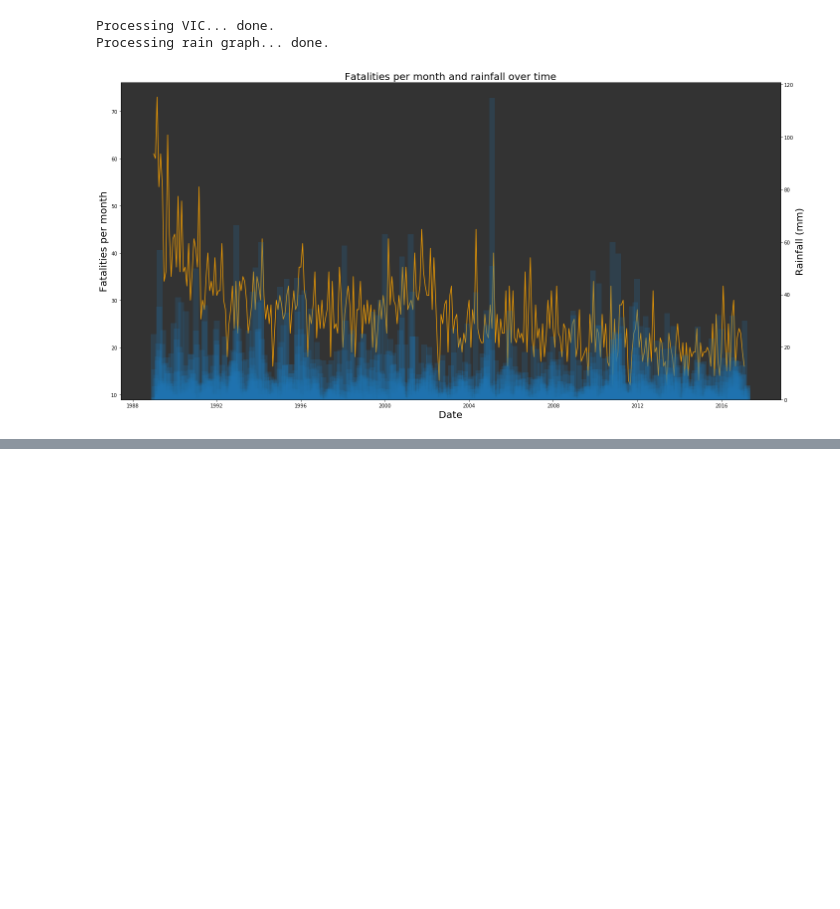
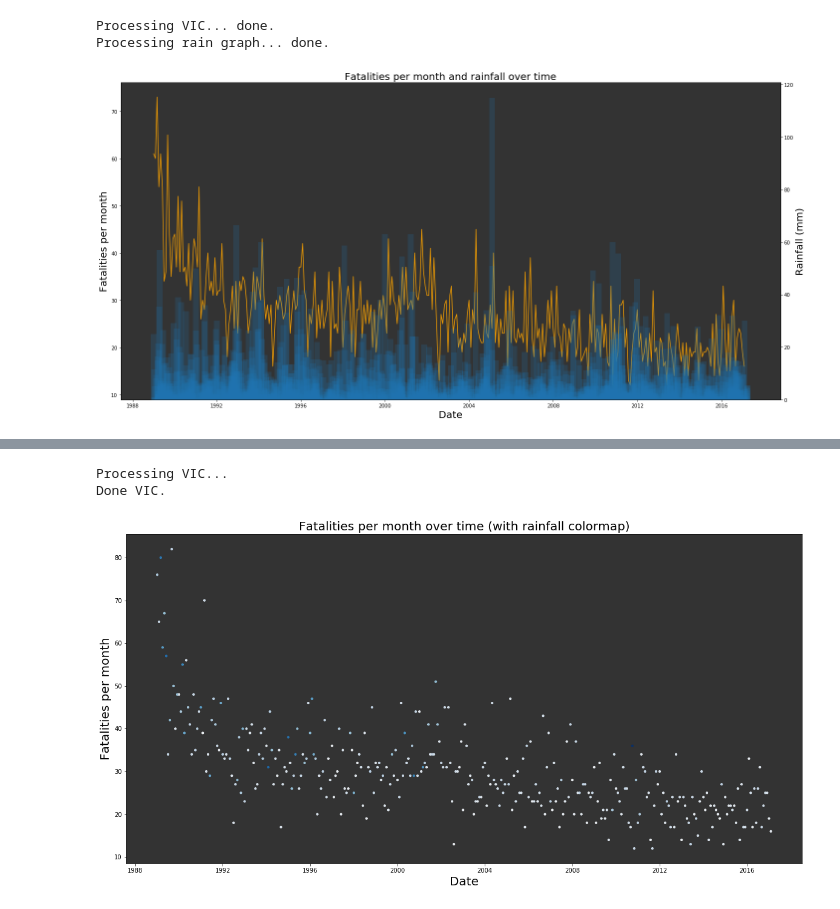
Before and after one commit to lyneca/info1903, a Jupyter notebook: INFO1903.ipynb, the cells around one changed output, grey strips where cells are left out. Drawn from its saved outputs; the diff is of its cells as text; code cells hidden in the pictures; blank space fills up the shorter version.

```diff
--- a/INFO1903.ipynb
+++ b/INFO1903.ipynb
@@ -291,0 +123,56 @@ Done QLD.
+# %%
+fig, ax = plt.subplots(figsize=(20, 10))
+
+# Graph title and axis labels
+plt.title("Fatalities per month over time (with rainfall colormap)",fontsize=20)
+plt.xlabel("Date",fontsize=20)
+plt.ylabel("Fatalities per month",fontsize=20)
+
+c = 0.2                          # Background greyscale colour
+ax.set_facecolor((c, c, c, 1))   # Set background colour
+fig.set_facecolor((1, 1, 1, 1))  # White axis background
+
+for q in queries:
+    print(f"Processing {q}...")
+    conn.rollback()         # To prevent previous errors
+    cur.execute(queries[q])
+    data = cur.fetchall()   # Get the data
+    rounding = 1            # Higher values = less points = smoother graph
+    data = sorted(
+        [
+            (
+                round(x[0]/rounding)*rounding,  # Round rainfall data
+                x[1],                           # Fatalities
+                datetime.datetime(x[2],x[3],1)  # Datetime object for nice representation;
+                                                #  we discard the day param so that we can
+                                                #  get a per-month view
+            )
+            for x in data
+            if (x[0] < 115 and x[1] < 10)       # Magic numbers to remove outliers
+        ],
+        key=lambda x: x[2]                      # Sorted by date
+    )
+
+    dates = list({x[2] for x in data})          # Extract unique dates
+    crashes = []
+    rainfall = []
+    for date in dates:
+        crashes.append(sum([x[1] for x in data if x[2] == date]))   # Sum of deaths of crashes in that month
+        rainfall.append(sum([x[0] for x in data if x[2] == date]))  # Sum of rainfall in that month
+    plt.scatter(     # Scatter graph
+        dates,       # Dates on x axis
+        crashes,     # Crashes on y axis
+        c=rainfall,  # Colour is rainfall
+        label=q,     # Labelled by state
+        alpha=0.9,   # Transparency
+        s=10,        # Dot size
+        cmap=plt.cm.get_cmap('Blues')  # Colour scale
+    )
+    print(f"Done {q}.")
+
+
+# plt.legend()
+# %% [output]
+Processing VIC...
+Done VIC.
+[figure, added]
```
Also changed, not shown: parts of 7 cells of this notebook, 2 other files.
